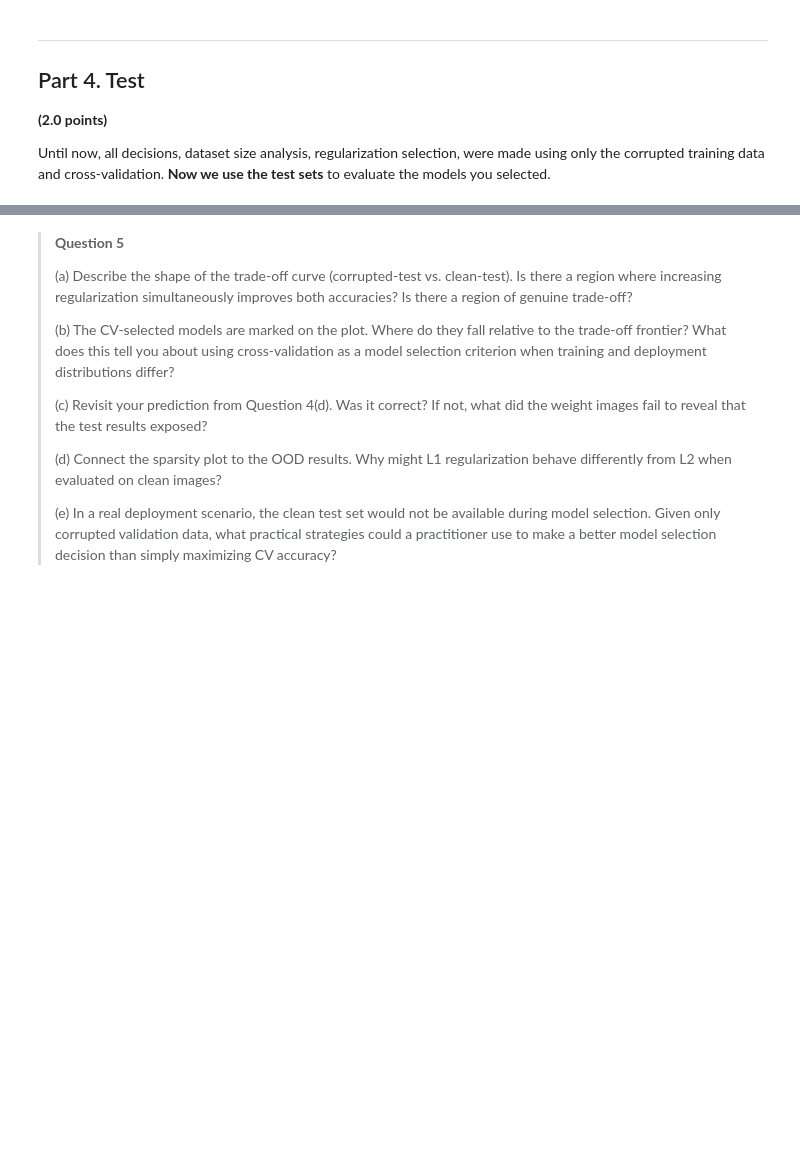
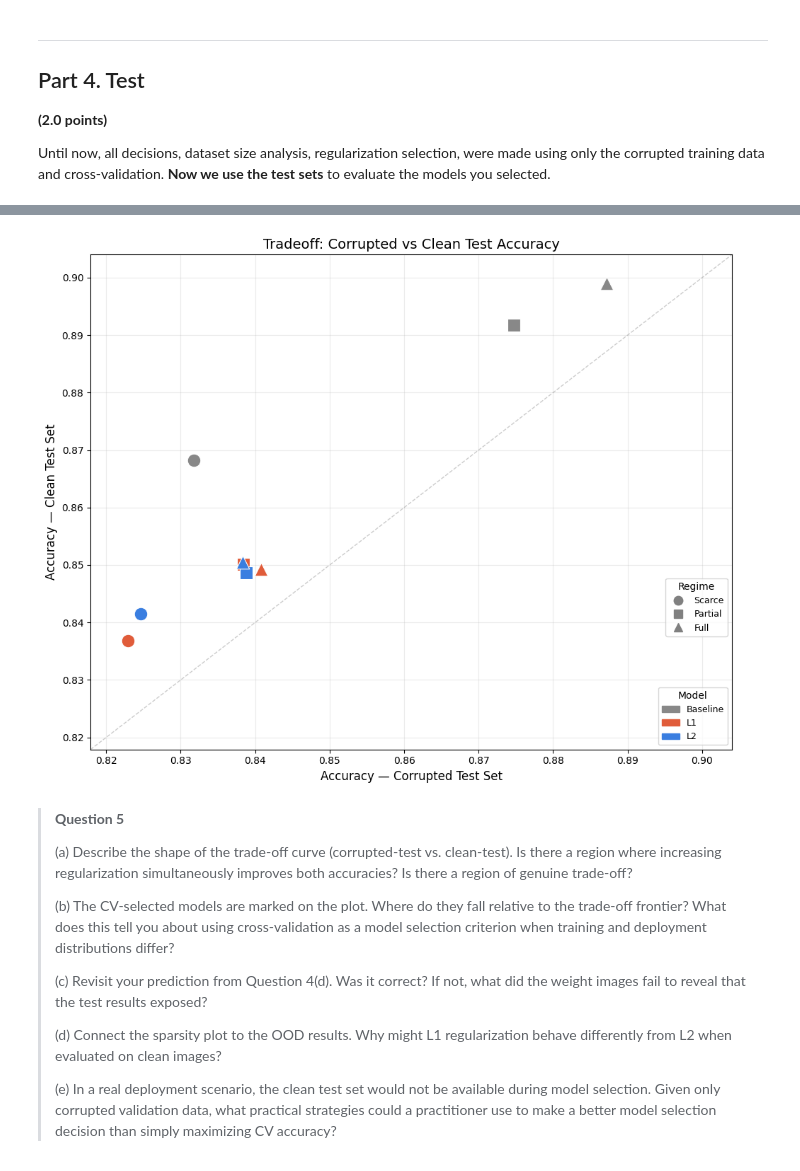
Before and after one commit to nadas-t/Machine-Learning-UNICAMP, a Jupyter notebook: notebooks/Tarefa 2/mc886_1s2025_assignment_2.ipynb, the cells around one changed output, grey strips where cells are left out. Saved outputs shown, nothing was run; the diff lists cells and outputs as text; code cells hidden in the pictures; blank space fills up the shorter version.

```diff
--- a/notebooks/Tarefa 2/mc886_1s2025_assignment_2.ipynb
+++ b/notebooks/Tarefa 2/mc886_1s2025_assignment_2.ipynb
@@ -797,0 +751,80 @@ Full       | L2         | 0.8377    | 0.8517    | -0.0140
+# %%
+# ============================================================
+# 4.2  Tradeoff plot: Corrupted Acc vs Clean Acc
+# ============================================================
+import matplotlib.patches as mpatches
+import matplotlib.lines as mlines
+
+# Converter lista de dicts para dict aninhado
+test_results_dict = {}
+for res in test_results:
+    regime = res['Regime']
+    model  = res['Model'].lower()
+    if regime not in test_results_dict:
+        test_results_dict[regime] = {}
+    test_results_dict[regime][model] = {
+        'acc_corrupted': res['Corr_Acc'],
+        'acc_clean':     res['Clean_Acc'],
+    }
+
+# Print tabela
+print(f"\n{'Regime':<10} | {'Modelo':<10} | {'Corr Acc':<10} | {'Clean Acc':<10} | {'Gap':<8}")
+print("-" * 55)
+for res in test_results:
+    gap = res['Corr_Acc'] - res['Clean_Acc']
+    print(f"{res['Regime']:<10} | {res['Model'].upper():<10} | {res['Corr_Acc']:.4f}    | {res['Clean_Acc']:.4f}    | {gap:.4f}")
+
+# Plot
+markers = {'Scarce': 'o', 'Partial': 's', 'Full': '^'}
+colors  = {'baseline': '#888888', 'l1': '#e05c3a', 'l2': '#3a7ee0'}
+labels  = {'baseline': 'Baseline', 'l1': 'L1', 'l2': 'L2'}
+
+fig, ax = plt.subplots(figsize=(10, 8))
+
+for regime_name in test_results_dict:
+    for model_type in ['baseline', 'l1', 'l2']:
+        r = test_results_dict[regime_name][model_type]
+        ax.scatter(
+            r['acc_corrupted'], r['acc_clean'],
+            color=colors[model_type],
+            marker=markers[regime_name],
+            s=180, zorder=5, edgecolors='white', linewidths=0.8,
+        )
+
+# Diagonal reference
+all_vals = (
+    [test_results_dict[r][m]['acc_corrupted'] for r in test_results_dict for m in ['baseline','l1','l2']] +
+    [test_results_dict[r][m]['acc_clean']     for r in test_results_dict for m in ['baseline','l1','l2']]
+)
+pad  = 0.005
+lmin = min(all_vals) - pad
+lmax = max(all_vals) + pad
+ax.plot([lmin, lmax], [lmin, lmax], '--', color='gray', linewidth=1, alpha=0.4)
+ax.set_xlim(lmin, lmax)
+ax.set_ylim(lmin, lmax)
+
+# Legendas separadas
+color_legend = [
+    mpatches.Patch(color=colors['baseline'], label='Baseline'),
+    mpatches.Patch(color=colors['l1'],       label='L1'),
+    mpatches.Patch(color=colors['l2'],       label='L2'),
+]
+symbol_legend = [
+    mlines.Line2D([], [], color='gray', marker='o', linestyle='None', markersize=9, label='Scarce'),
+    mlines.Line2D([], [], color='gray', marker='s', linestyle='None', markersize=9, label='Partial'),
+    mlines.Line2D([], [], color='gray', marker='^', linestyle='None', markersize=9, label='Full'),
+]
+
+leg1 = ax.legend(handles=color_legend,  title='Model',  fontsize=9,
+                 loc='lower right', bbox_to_anchor=(1.0, 0.0))
+leg2 = ax.legend(handles=symbol_legend, title='Regime', fontsize=9,
+                 loc='lower right', bbox_to_anchor=(1.0, 0.22))
+ax.add_artist(leg1)
+
+ax.set_xlabel('Accuracy — Corrupted Test Set', fontsize=12)
+ax.set_ylabel('Accuracy — Clean Test Set', fontsize=12)
+ax.set_title('Tradeoff: Corrupted vs Clean Test Accuracy', fontsize=14)
+ax.grid(True, alpha=0.25)
+plt.tight_layout()
+plt.show()
+# %% [output]
@@ -798,3 +842,4 @@ Full       | L2         | 0.8377    | 0.8517    | -0.0140
+[figure, added]
 # %% [markdown]
 > **Question 5**
 >
```
Also changed, not shown: parts of 12 cells of this notebook.
